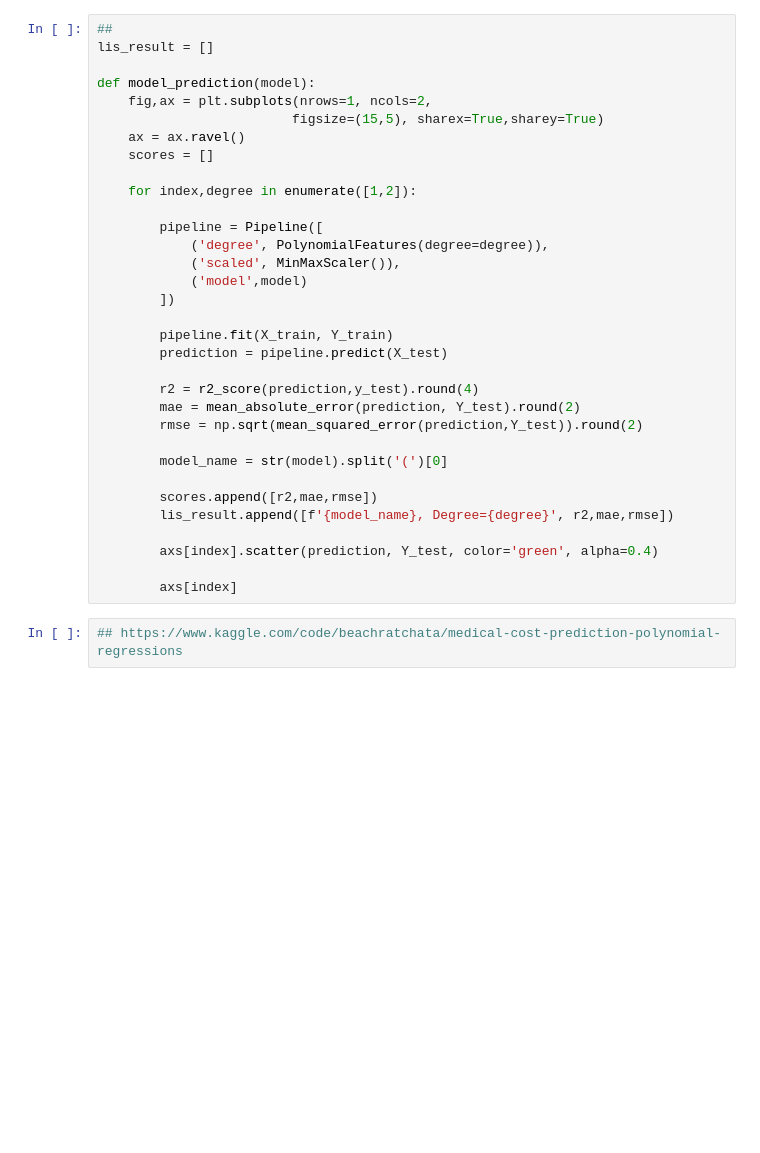
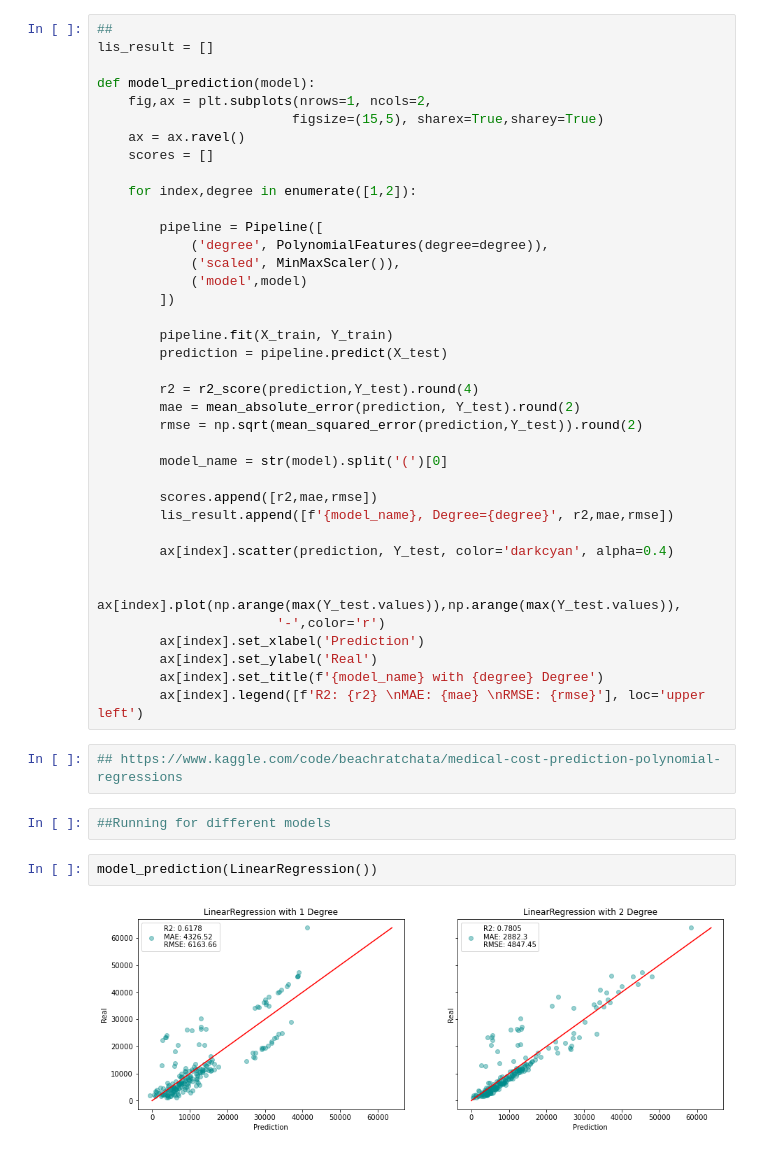
Before and after one commit to ParitoshPalSingh/Medical_Cost_Prediction_Project, a Jupyter notebook: Medical Cost Prediction PolynomialRegression.ipynb, the cells around one changed output. Drawn from its saved outputs; the diff is of its cells as text; blank space fills up the shorter version.

Commit message:
updated with regression models

```diff
--- a/Medical Cost Prediction PolynomialRegression.ipynb
+++ b/Medical Cost Prediction PolynomialRegression.ipynb
@@ -285,7 +288,7 @@ def model_prediction(model):
         pipeline.fit(X_train, Y_train)
         prediction = pipeline.predict(X_test)
 
-        r2 = r2_score(prediction,y_test).round(4)
+        r2 = r2_score(prediction,Y_test).round(4)
         mae = mean_absolute_error(prediction, Y_test).round(2)
         rmse = np.sqrt(mean_squared_error(prediction,Y_test)).round(2)
 
@@ -294,8 +297,19 @@ def model_prediction(model):
         scores.append([r2,mae,rmse])
         lis_result.append([f'{model_name}, Degree={degree}', r2,mae,rmse])
 
-        axs[index].scatter(prediction, Y_test, color='green', alpha=0.4)
+        ax[index].scatter(prediction, Y_test, color='darkcyan', alpha=0.4)
 
-        axs[index]
+        ax[index].plot(np.arange(max(Y_test.values)),np.arange(max(Y_test.values)),
+                       '-',color='r')
+        ax[index].set_xlabel('Prediction')
+        ax[index].set_ylabel('Real')
+        ax[index].set_title(f'{model_name} with {degree} Degree')
+        ax[index].legend([f'R2: {r2} \nMAE: {mae} \nRMSE: {rmse}'], loc='upper left')
 # %%
 ## https://www.kaggle.com/code/beachratchata/medical-cost-prediction-polynomial-regressions
+# %%
+##Running for different models
+# %%
+model_prediction(LinearRegression())
+# %% [output]
+[figure, added]
```
Also changed, not shown: parts of 6 cells of this notebook.
